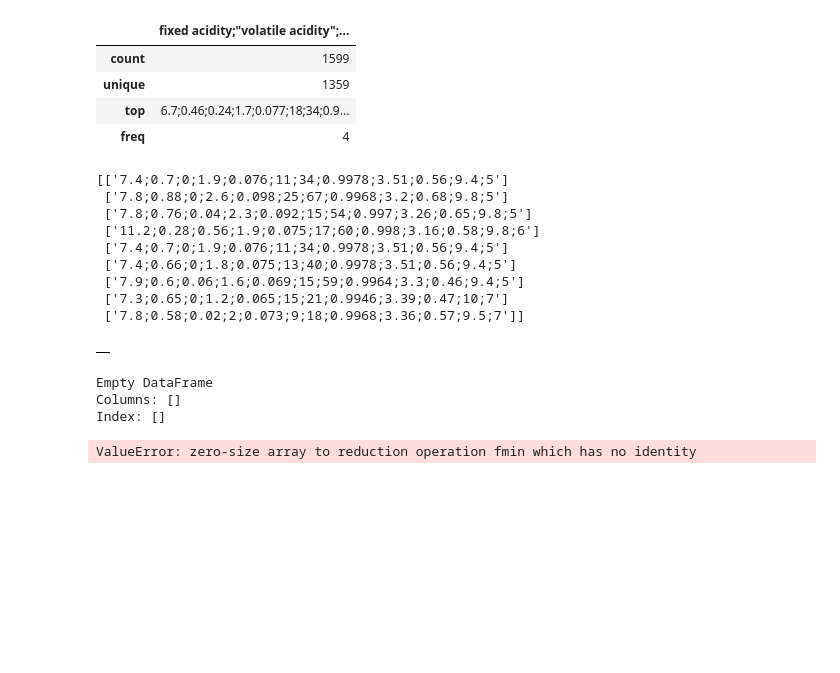
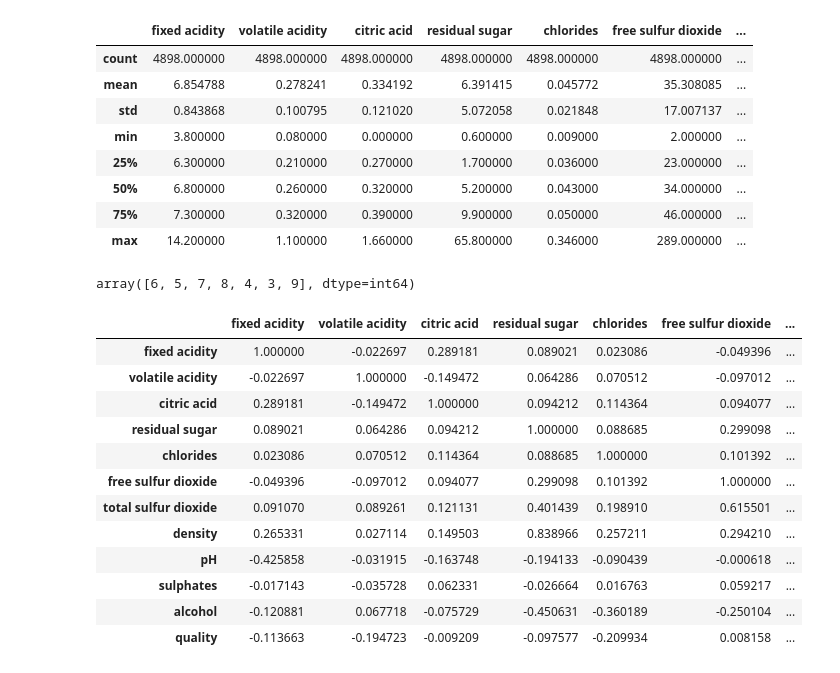
Before and after one commit to Sheba-Ayinzabyonna/DATA-SCIENCE-pjts, a Jupyter notebook: Data Science project 1.ipynb, the cells around one changed output. Saved outputs shown, nothing was run; the diff lists cells and outputs as text; code cells hidden in the pictures; blank space fills up the shorter version.

Commit message:
Data Science Project one

```diff
--- a/Data Science project 1.ipynb
+++ b/Data Science project 1.ipynb
@@ -10 +8,3 @@ pandas.core.frame.DataFrame
+# %%
+df = pd.read_csv("winequality-white.csv") #reading the .csv file from source https://archive.ics.uci.edu/ml/datasets/wine+quality and creating a dataset
 # %%
@@ -47,8 +55,12 @@ memory usage: 12.6+ KB
 # %%
-data_csv.describe()    #statistics summary
+df.describe()    #statistics summary for the dataset
 # %% [output]
-|  | fixed acidity;"volatile acidity";... |
-| count | 1599 |
-| unique | 1359 |
-| top | 6.7;0.46;0.24;1.7;0.077;18;34;0.9... |
-| freq | 4 |
+|  | fixed acidity | volatile acidity | citric acid | residual sugar | chlorides | free sulfur dioxide | ... |
+| count | 4898.000000 | 4898.000000 | 4898.000000 | 4898.000000 | 4898.000000 | 4898.000000 | ... |
+| mean | 6.854788 | 0.278241 | 0.334192 | 6.391415 | 0.045772 | 35.308085 | ... |
+| std | 0.843868 | 0.100795 | 0.121020 | 5.072058 | 0.021848 | 17.007137 | ... |
+| min | 3.800000 | 0.080000 | 0.000000 | 0.600000 | 0.009000 | 2.000000 | ... |
+| 25% | 6.300000 | 0.210000 | 0.270000 | 1.700000 | 0.036000 | 23.000000 | ... |
+| 50% | 6.800000 | 0.260000 | 0.320000 | 5.200000 | 0.043000 | 34.000000 | ... |
+| 75% | 7.300000 | 0.320000 | 0.390000 | 9.900000 | 0.050000 | 46.000000 | ... |
+| max | 14.200000 | 1.100000 | 1.660000 | 65.800000 | 0.346000 | 289.000000 | ... |
@@ -57,12 +66,0 @@ y=data_csv.iloc[0:9].values
-# %%
-print(y)
-# %% [output]
-[['7.4;0.7;0;1.9;0.076;11;34;0.9978;3.51;0.56;9.4;5']
- ['7.8;0.88;0;2.6;0.098;25;67;0.9968;3.2;0.68;9.8;5']
- ['7.8;0.76;0.04;2.3;0.092;15;54;0.997;3.26;0.65;9.8;5']
- ['11.2;0.28;0.56;1.9;0.075;17;60;0.998;3.16;0.58;9.8;6']
- ['7.4;0.7;0;1.9;0.076;11;34;0.9978;3.51;0.56;9.4;5']
- ['7.4;0.66;0;1.8;0.075;13;40;0.9978;3.51;0.56;9.4;5']
- ['7.9;0.6;0.06;1.6;0.069;15;59;0.9964;3.3;0.46;9.4;5']
- ['7.3;0.65;0;1.2;0.065;15;21;0.9946;3.39;0.47;10;7']
- ['7.8;0.58;0.02;2;0.073;9;18;0.9968;3.36;0.57;9.5;7']]
@@ -72,4 +66,0 @@ import matplotlib.pyplot as plt
-# %%
-data_csv.corr()
-# %% [output]
-|  |
@@ -78,10 +67,21 @@ correlations=data_csv.corr()
-# %%
-print (correlations)
-# %% [output]
-Empty DataFrame
-Columns: []
-Index: []
-# %%
-sns.heatmap(data_csv.corr());
-# %% [output]
-ValueError: zero-size array to reduction operation fmin which has no identity
+# %%
+df['quality'].unique()
+#using the unique function, considering the quality column as a dependent variable. In this case 3 being poor and 9 being the best.
+# %% [output]
+array([6, 5, 7, 8, 4, 3, 9], dtype=int64)
+# %%
+df.corr()  #using the correlation function to find correlations within the dataset
+# %% [output]
+|  | fixed acidity | volatile acidity | citric acid | residual sugar | chlorides | free sulfur dioxide | ... |
+| fixed acidity | 1.000000 | -0.022697 | 0.289181 | 0.089021 | 0.023086 | -0.049396 | ... |
+| volatile acidity | -0.022697 | 1.000000 | -0.149472 | 0.064286 | 0.070512 | -0.097012 | ... |
+| citric acid | 0.289181 | -0.149472 | 1.000000 | 0.094212 | 0.114364 | 0.094077 | ... |
+| residual sugar | 0.089021 | 0.064286 | 0.094212 | 1.000000 | 0.088685 | 0.299098 | ... |
+| chlorides | 0.023086 | 0.070512 | 0.114364 | 0.088685 | 1.000000 | 0.101392 | ... |
+| free sulfur dioxide | -0.049396 | -0.097012 | 0.094077 | 0.299098 | 0.101392 | 1.000000 | ... |
+| total sulfur dioxide | 0.091070 | 0.089261 | 0.121131 | 0.401439 | 0.198910 | 0.615501 | ... |
+| density | 0.265331 | 0.027114 | 0.149503 | 0.838966 | 0.257211 | 0.294210 | ... |
+| pH | -0.425858 | -0.031915 | -0.163748 | -0.194133 | -0.090439 | -0.000618 | ... |
+| sulphates | -0.017143 | -0.035728 | 0.062331 | -0.026664 | 0.016763 | 0.059217 | ... |
+| alcohol | -0.120881 | 0.067718 | -0.075729 | -0.450631 | -0.360189 | -0.250104 | ... |
+| quality | -0.113663 | -0.194723 | -0.009209 | -0.097577 | -0.209934 | 0.008158 | ... |
```
Also changed, not shown: parts of 16 cells of this notebook.
